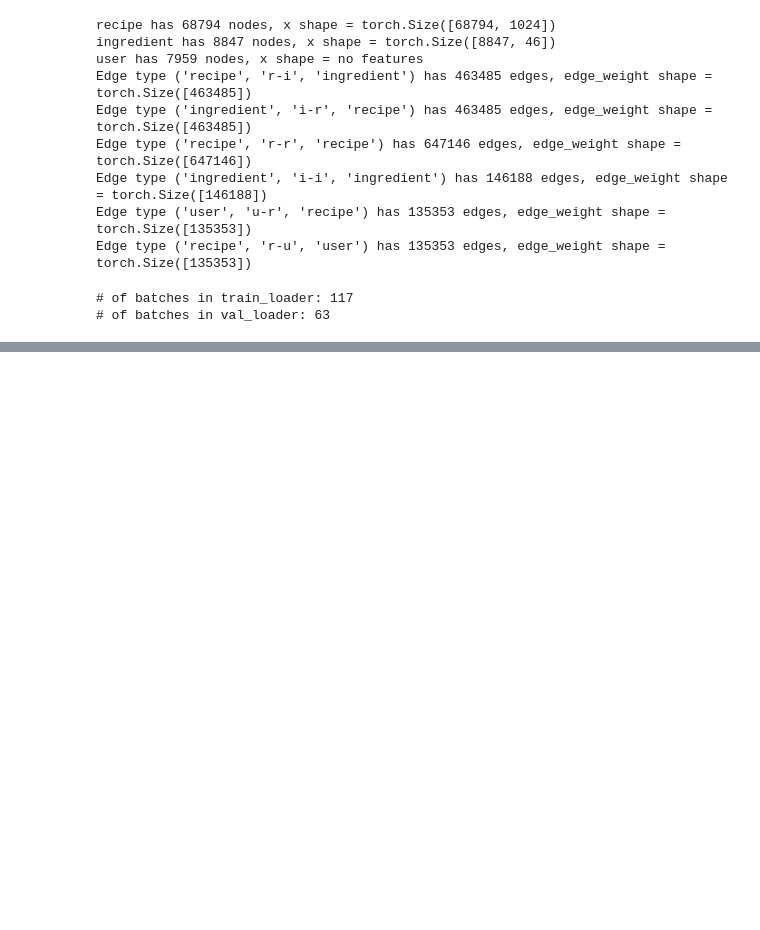
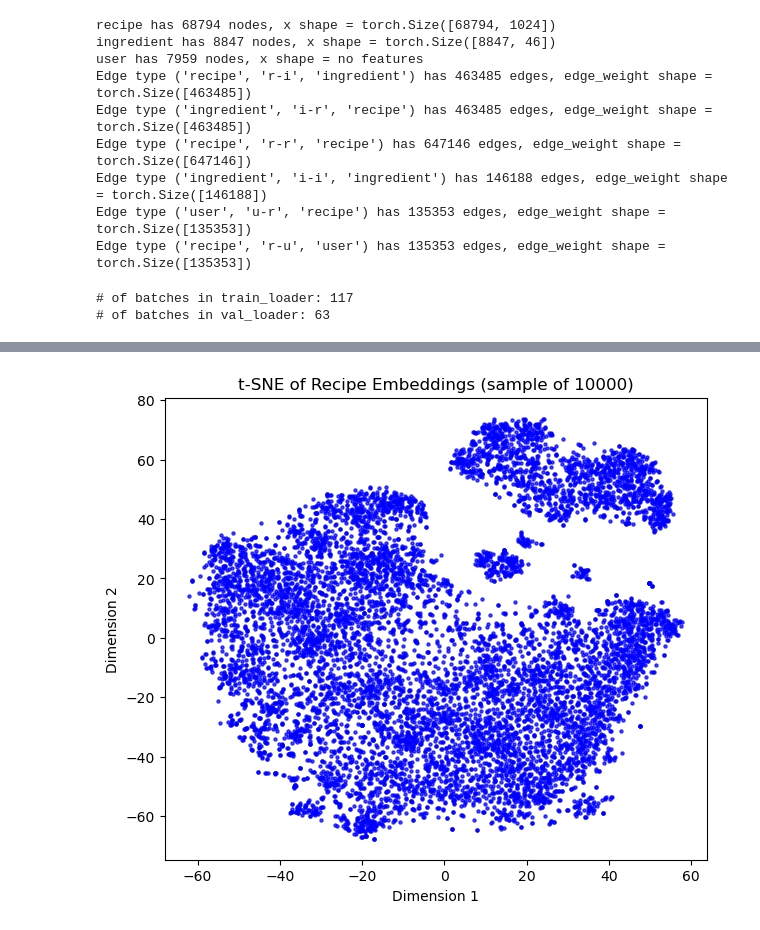
Before and after one commit to SamLB9/AugmentedRecipeRecommendations, a Jupyter notebook: data_loading.ipynb, the cells around one changed output, grey strips where cells are left out. Saved outputs shown, nothing was run; the diff lists cells and outputs as text; code cells hidden in the pictures; blank space fills up the shorter version.

```diff
--- a/data_loading.ipynb
+++ b/data_loading.ipynb
@@ -331,18 +328,20 @@ tensor([0.7438, 0.2415, 0.2863, 0.7740, 0.9380, 0.7662, 0.0797, 0.5724, 0.7723,
 # %%
 %%time
+num_recipes = 68794
 num_sample = 10000
 indices = torch.randperm(num_recipes)[:num_sample]
 sample_emb = data["recipe"].x[indices].detach().cpu().numpy()
 
 # Perform TSNE in 2D
 tsne = TSNE(n_components=2, perplexity=30, random_state=42)
 emb_2d = tsne.fit_transform(sample_emb)
 
 # Plot
 plt.figure(figsize=(7,6))
 plt.scatter(emb_2d[:,0], emb_2d[:,1], s=5, alpha=0.7, c="blue")
 plt.title(f"t-SNE of Recipe Embeddings (sample of {num_sample})")
 plt.xlabel("Dimension 1")
 plt.ylabel("Dimension 2")
 plt.show()
 # %% [output]
+[figure, added]
```
Also changed, not shown: parts of 20 cells of this notebook.
